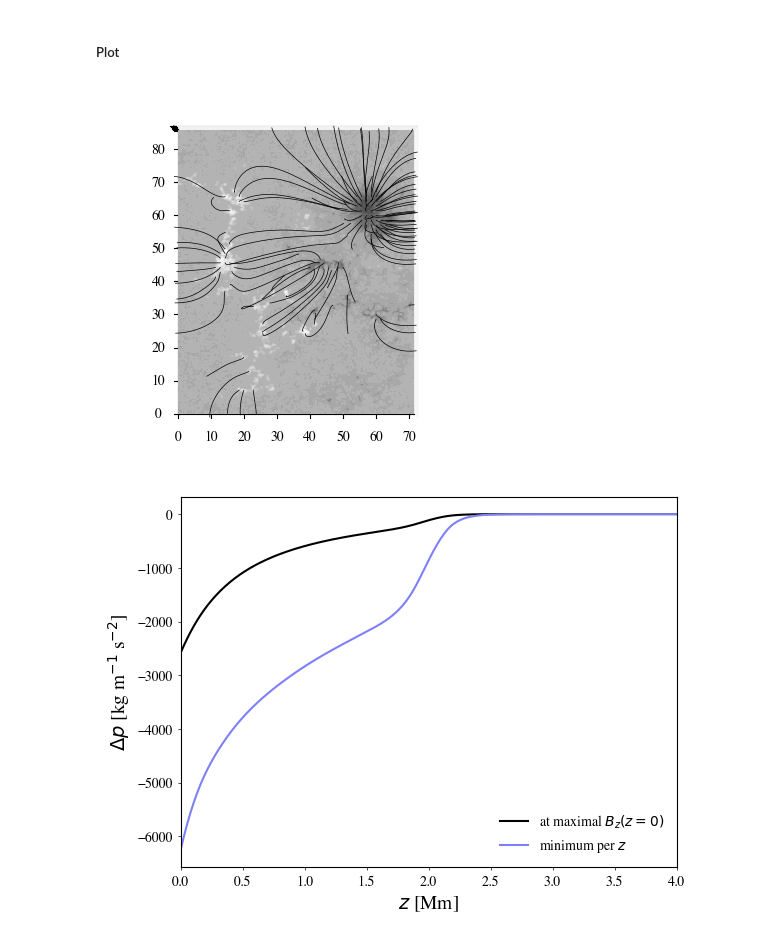
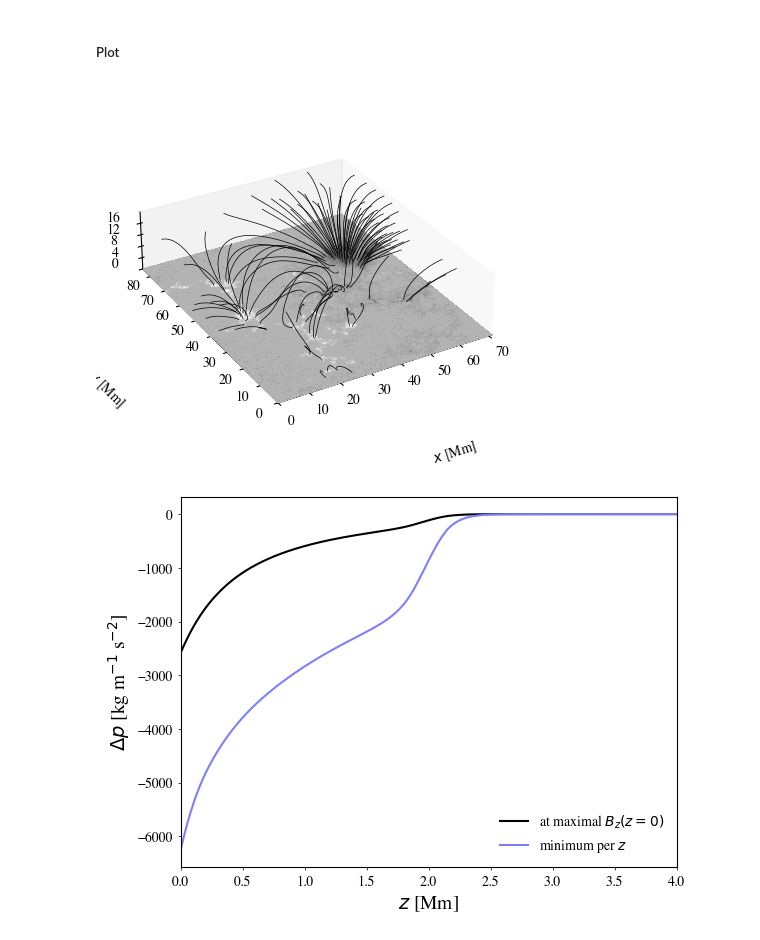
Before and after one commit to LMNadol/MHSXtraPy, a Jupyter notebook: notebooks/example-solar-orbiter.ipynb, the cells around one changed output. Drawn from its saved outputs; the diff is of its cells as text; code cells hidden in the pictures.

```diff
--- a/notebooks/example-solar-orbiter.ipynb
+++ b/notebooks/example-solar-orbiter.ipynb
@@ -83,9 +83,9 @@ data3d = Field3dData.load(path="extra_data")
 # %% [markdown]
 ##### Plot
 # %%
-plot_magnetogram_3D(data3d, view="los", footpoints="active-regions")
+plot_magnetogram_3D(data3d, view="angular", footpoints="active-regions")
 # %% [output]
-[figure, old version]
+[figure, new version]
 # %%
 plot_dpressure_z(data3d)
 # %% [output]
```
Also changed, not shown: 5 other files.
